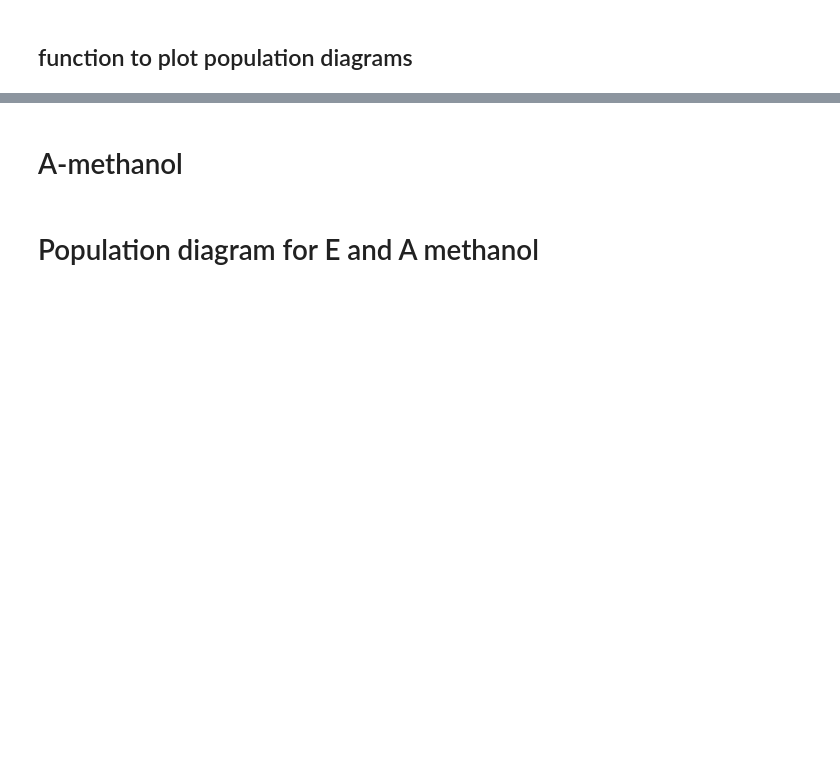
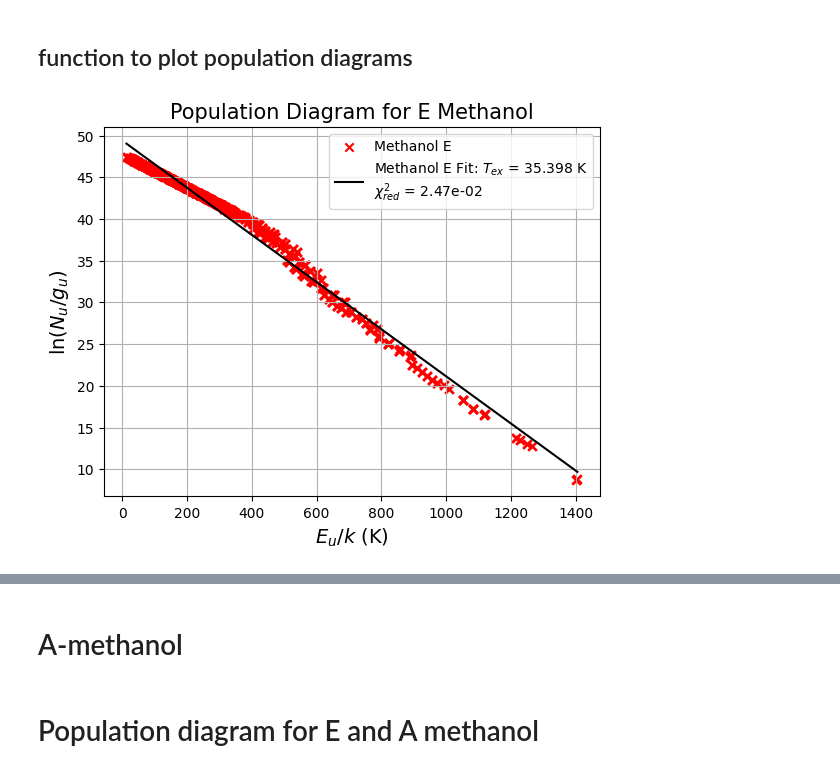
Before and after one commit to aleksej-rodano/phas0052_project, a Jupyter notebook: pythonradex_clean.ipynb, the cells around one changed output, grey strips where cells are left out. Drawn from its saved outputs; the diff is of its cells as text; code cells hidden in the pictures; blank space fills up the shorter version.

```diff
--- a/pythonradex_clean.ipynb
+++ b/pythonradex_clean.ipynb
@@ -208,7 +211,7 @@ class MyClass:
         cloud_name : pythonradex.Cloud
             The cloud object.
         data_of_molecule : dict
-            The data of the molecule.
+            The data of the molecule. It should contain the levels, radiative transitions, quantum numbers, and the molecule name. This is the output of the LAMDA_file.read_file() function.
         column_density_species : float
             The column density of the species in m^2.
         width_v : float
@@ -221,9 +224,9 @@ class MyClass:
         self.column_density_species = column_density_species
         self.width_v = width_v
         self.Tkin = Tkin
-        self.extract_and_calculate()  # this allows optical_depth to use the extracted values from the extract_and_calculate method
+        self.extract_and_calculate(debug=True)  # this allows optical_depth to use the extracted values from the extract_and_calculate method
 
-    def get_transition_populations(self, names_transitions):
+    def get_transition_populations(self, names_transitions, debug=False):
         """
         Relates all the transitions in names_transitions with their corresponding population densities.
 
@@ -239,6 +242,9 @@ class MyClass:
         upper_populations = []
         lower_populations = []
         self.upper_level_transition_index = []
+        if debug:
+            print("num_transitions:", len(names_transitions))
+
         for transition in names_transitions:
             upper_level, lower_level = map(int, transition.split("-"))  # split the string and convert to integers
             upper_pop = self.cloud_name.level_pop[upper_level]
@@ -309,7 +315,7 @@ class MyClass:
         names_transitions = np.array([tran.name for tran in rad_transitions])
 
         # Compute upper and lower level population densities
-        self.Nu, self.Nl = self.get_transition_populations(names_transitions)
+        self.Nu, self.Nl = self.get_transition_populations(names_transitions, debug=debug)
 
         # Convert velocity width to frequency width
         self.FWHM_each_transition = self.nu0_array * (self.width_v / constants.c)
@@ -1635,96 +1643,86 @@ y_values_metanol = np.log(NuCH3OH / gCH3OH)
 ## function to plot population diagrams
 # %%
 def plot_population_diagram(
-    Eu1, Nu1, g1, Eu2=None, Nu2=None, g2=None, num_transitions=None, title="Population Diagram", label1="Molecule 1", label2="Molecule 2"
+    Eu1,
+    Nu1,
+    g1,
+    num_transitions=None,
+    title="Population Diagram",
+    label1="Molecule 1",
 ):
     """
-    Plot the population diagram for one or two different molecules.
+    Plot the population diagram for one molecule.
 
     Parameters:
     -----------
     Eu1 : numpy.ndarray
-        Energy of the upper level divided by Boltzmann constant (E_u / k) for the first molecule.
+        Energy of the upper level divided by Boltzmann constant (E_u / k) for the molecule.
     Nu1 : numpy.ndarray
-        Upper level population density for the first molecule.
+        Upper level population density for the molecule.
     g1 : numpy.ndarray
-        Statistical weight of the upper level for the first molecule.
-    Eu2 : numpy.ndarray, optional
-        Energy of the upper level divided by Boltzmann constant (E_u / k) for the second molecule.
-    Nu2 : numpy.ndarray, optional
-        Upper level population density for the second molecule.
-    g2 : numpy.ndarray, optional
-        Statistical weight of the upper level for the second molecule.
+        Statistical weight of the upper level for the molecule.
     num_transitions : int, optional
         Number of transitions to include in the plot. If None, include all transitions.
     title : str, optional
         Title of the plot. Default is "Population Diagram".
     label1 : str, optional
-        Label for the first molecule. Default is "Molecule 1".
-    label2 : str, optional
-        Label for the second molecule. Default is "Molecule 2".
+        Label for the molecule. Default is "Molecule 1".
     """
+
+    # Slice arrays to include only the specified number of transitions
     if num_transitions is not None:
         Eu1 = Eu1[:num_transitions]
         Nu1 = Nu1[:num_transitions]
         g1 = g1[:num_transitions]
-        if Eu2 is not None and Nu2 is not None and g2 is not None:
-            Eu2 = Eu2[:num_transitions]
-            Nu2 = Nu2[:num_transitions]
-            g2 = g2[:num_transitions]
 
     # Calculate y values using column density of the upper level
     y_values1 = np.log(Nu1 / g1)
-    if Eu2 is not None and Nu2 is not None and g2 is not None:
-        y_values2 = np.log(Nu2 / g2)
 
     # Plot population diagram
     fig, ax = plt.subplots()
     plt.scatter(Eu1, y_values1, marker="x", color="red", label=f"{label1}")
-    if Eu2 is not None and Nu2 is not None and g2 is not None:
-        plt.scatter(Eu2, y_values2, marker="^", color="blue", label=f"{label2}")
 
     plt.xlabel(r"$E_u/k$ (K)", fontsize=14)
     plt.ylabel(r"$\ln(N_u / g_u)$", fontsize=14)
     plt.title(title, fontsize=15)
 
-    # Fit a straight line to estimate T_ex for the first molecule
+    # Fit a straight line to estimate T_ex for the molecule
     fit1 = np.polyfit(Eu1, y_values1, 1)
     T_ex1 = -1 / fit1[0]
     y_fit1 = fit1[0] * Eu1 + fit1[1]
     chi_squared1 = np.sum(((y_values1 - y_fit1) ** 2) / y_fit1)
     chi_squared_red1 = chi_squared1 / (len(Eu1) - 2)
 
-    # Plot the best-fit line for the first molecule
+    # Plot the best-fit line for the molecule
     x_fit1 = np.linspace(min(Eu1), max(Eu1), 100)
     y_fit_line1 = fit1[0] * x_fit1 + fit1[1]
     plt.plot(
         x_fit1,
         y_fit_line1,
         linestyle="-",
         color="black",
         label=(f"{label1} Fit: $T_{{ex}}$ = {T_ex1:.5g} K\n$\chi^2_{{red}}$ = {chi_squared_red1:.2e}"),
     )
 
-    if Eu2 is not None and Nu2 is not None and g2 is not None:
-        # Fit a straight line to estimate T_ex for the second molecule
-        fit2 = np.polyfit(Eu2, y_values2, 1)
-        T_ex2 = -1 / fit2[0]
-        y_fit2 = fit2[0] * Eu2 + fit2[1]
-        chi_squared2 = np.sum(((y_values2 - y_fit2) ** 2) / y_fit2)
-        chi_squared_red2 = chi_squared2 / (len(Eu2) - 2)
-
-        # Plot the best-fit line for the second molecule
-        x_fit2 = np.linspace(min(Eu2), max(Eu2), 100)
-        y_fit_line2 = fit2[0] * x_fit2 + fit2[1]
-        plt.plot(
-            x_fit2,
-            y_fit_line2,
-            linestyle="--",
-            color="blue",
-            label=(f"{label2} Fit: $T_{{ex}}$ = {T_ex2:.5g} K\n$\chi^2_{{red}}$ = {chi_squared_red2:.2e}"),
-        )
-
     plt.legend()
     ax.grid()
     plt.show()
+
+    return T_ex1, fit1[1]
+
+
+all_transitions_methanolE = len(Eu_methanolE)
+
+
+# plot population diagram for methanol E
+T_ex_methanolE, intercept_methanolE = plot_population_diagram(
+    Eu_methanolE,
+    Nu_methanolE,
+    g_methanolE,
+    all_transitions_methanolE,
+    title="Population Diagram for E Methanol",
+    label1="Methanol E",
+)
+# %% [output]
+[figure, added]
 # %%
```
Also changed, not shown: parts of 21 cells of this notebook, 1 other file.
